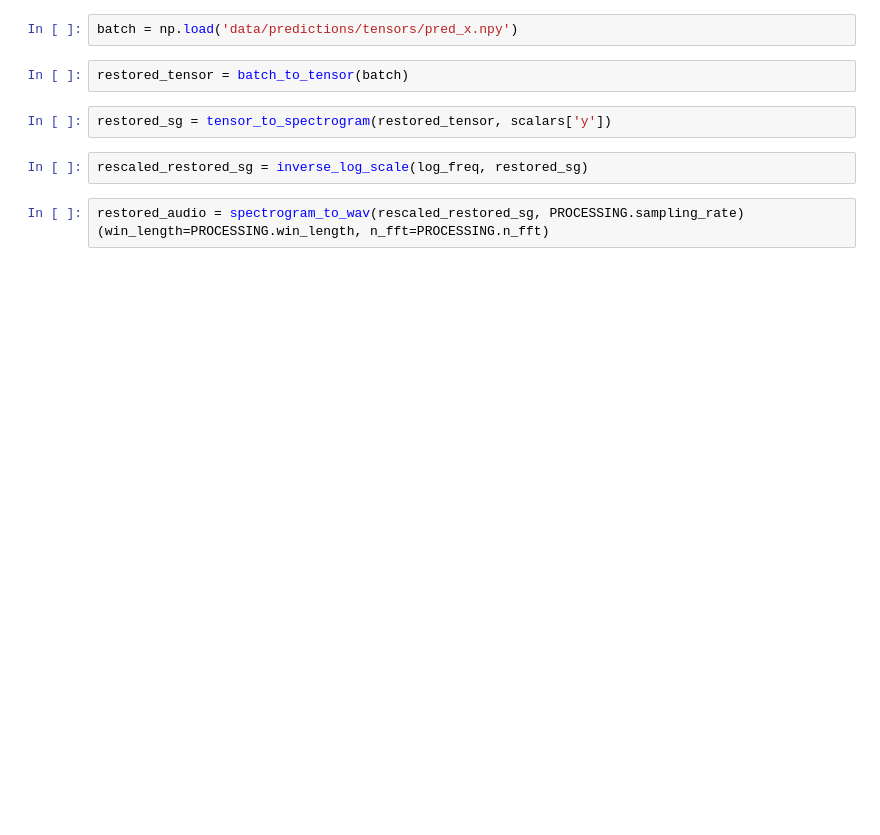
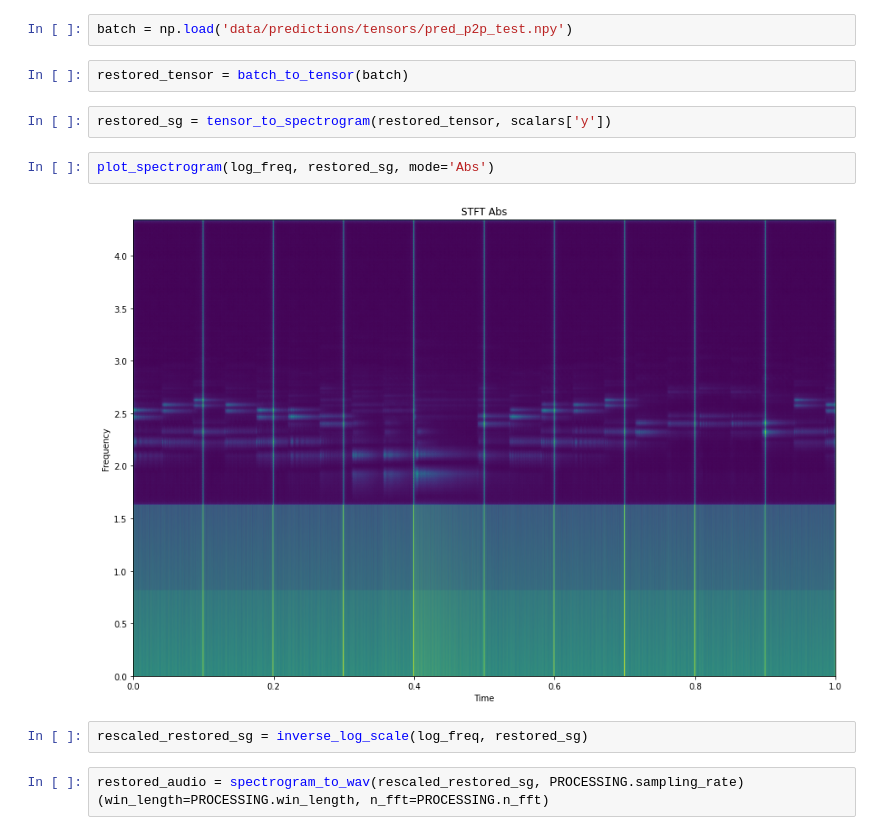
Before and after one commit to PapaLaplace/AST, a Jupyter notebook: predictions_exploration.ipynb, the cells around one changed output. Drawn from its saved outputs; the diff is of its cells as text; blank space fills up the shorter version.

```diff
--- a/predictions_exploration.ipynb
+++ b/predictions_exploration.ipynb
@@ -17,11 +18,15 @@ log_freq = log_scale_freq(freq, log_base=PROCESSING.log_base, num_samples=PROCES
 # %%
 x_train, y_train, x_test, y_test, scalars = load_split_tensors(PROCESSING.tensors_folder)
 # %%
-batch = np.load('data/predictions/tensors/pred_x.npy')
+batch = np.load('data/predictions/tensors/pred_p2p_test.npy')
 # %%
 restored_tensor = batch_to_tensor(batch)
 # %%
 restored_sg = tensor_to_spectrogram(restored_tensor, scalars['y'])
+# %%
+plot_spectrogram(log_freq, restored_sg, mode='Abs')
+# %% [output]
+[figure, added]
 # %%
 rescaled_restored_sg = inverse_log_scale(log_freq, restored_sg)
 # %%
```
Also changed, not shown: parts of 16 cells of this notebook, 8 other files.
